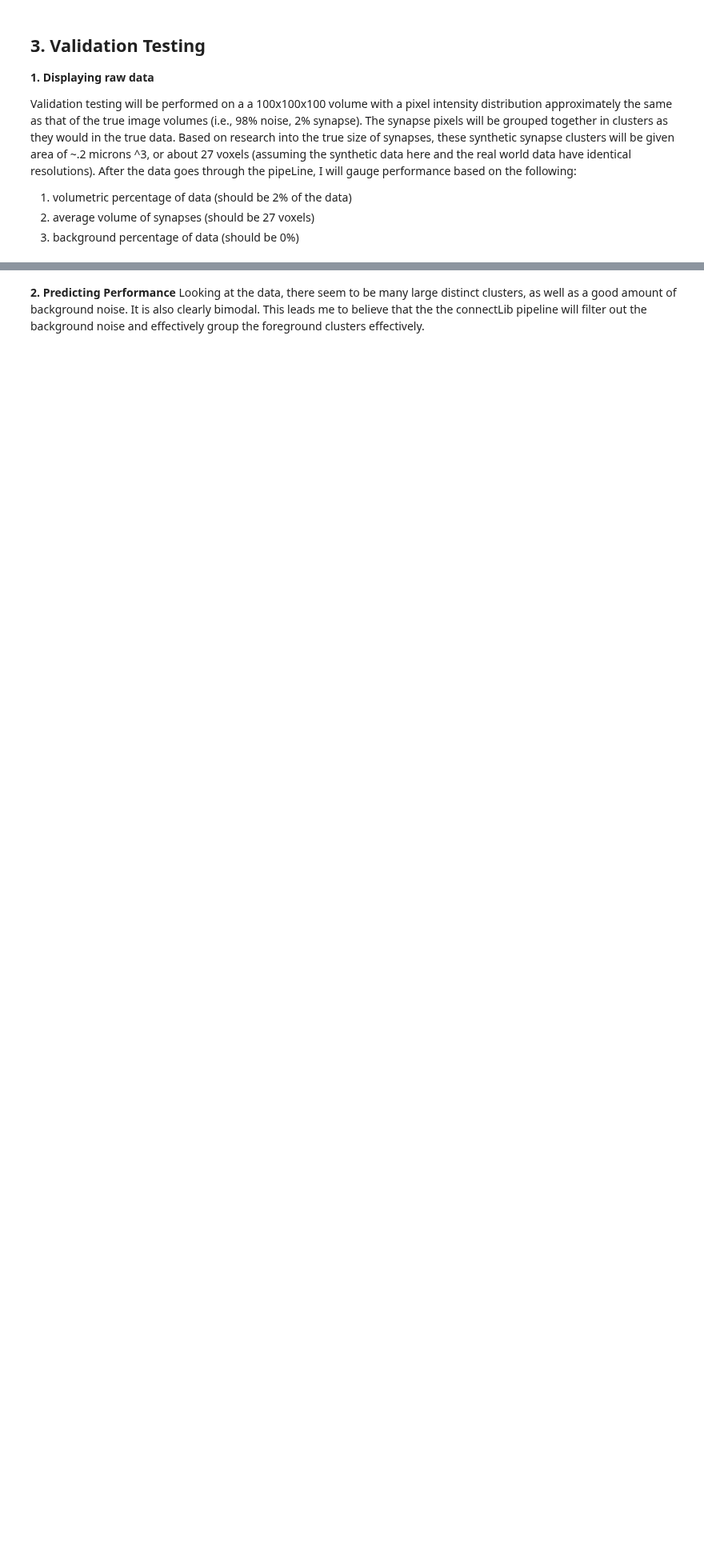
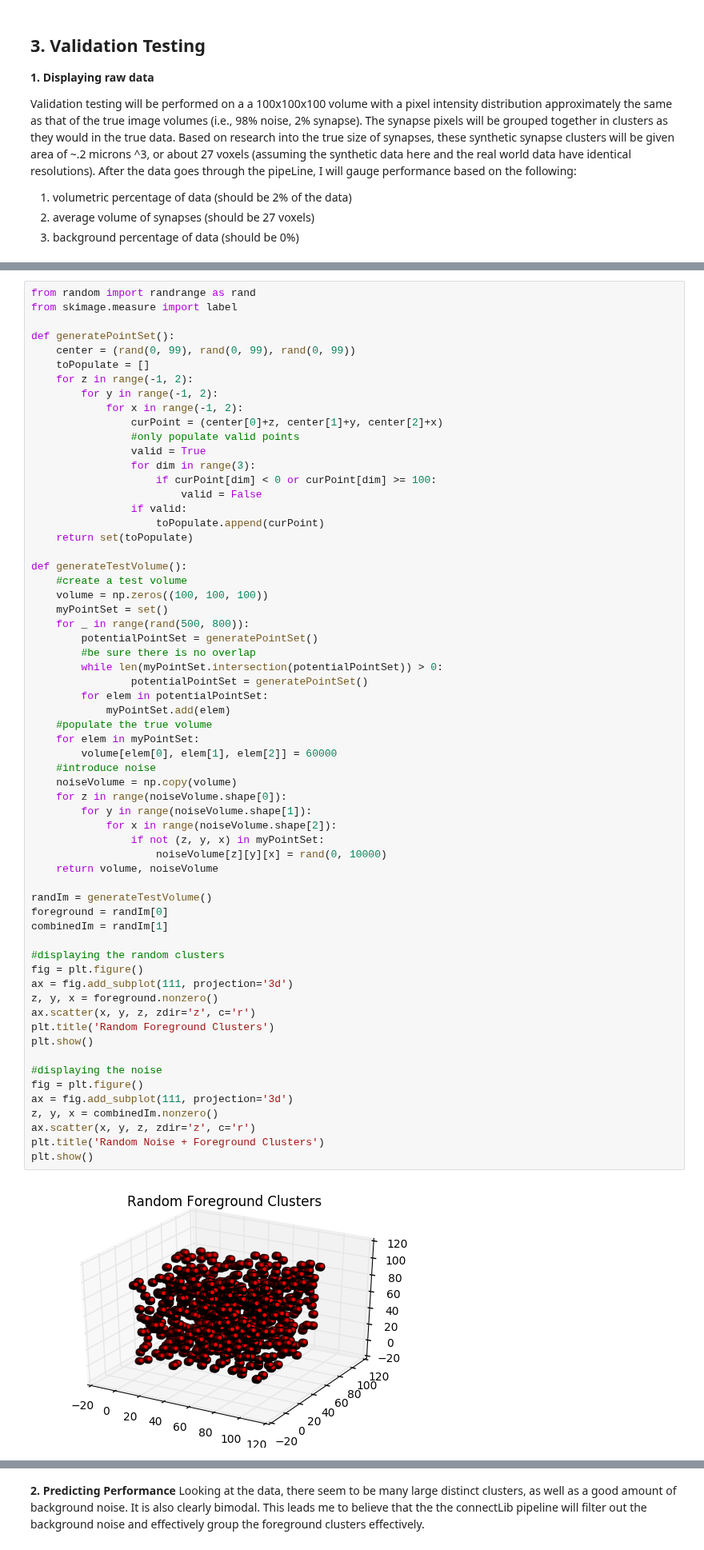
Before and after one commit to NeuroDataDesign/pan-synapse, a Jupyter notebook: background/connectLib_Algorithms.md.ipynb, the cells around one changed output, grey strips where cells are left out. Shown at 80% size. Saved outputs shown, nothing was run; the diff lists cells and outputs as text; blank space fills up the shorter version.

```diff
--- a/background/connectLib_Algorithms.md.ipynb
+++ b/background/connectLib_Algorithms.md.ipynb
@@ -172,0 +151,64 @@ plt.show()
+# %%
+from random import randrange as rand
+from skimage.measure import label
+
+def generatePointSet():
+    center = (rand(0, 99), rand(0, 99), rand(0, 99))
+    toPopulate = []
+    for z in range(-1, 2):
+        for y in range(-1, 2):
+            for x in range(-1, 2):
+                curPoint = (center[0]+z, center[1]+y, center[2]+x)
+                #only populate valid points
+                valid = True
+                for dim in range(3):
+                    if curPoint[dim] < 0 or curPoint[dim] >= 100:
+                        valid = False
+                if valid:
+                    toPopulate.append(curPoint)
+    return set(toPopulate)
+
+def generateTestVolume():
+    #create a test volume
+    volume = np.zeros((100, 100, 100))
+    myPointSet = set()
+    for _ in range(rand(500, 800)):
+        potentialPointSet = generatePointSet()
+        #be sure there is no overlap
+        while len(myPointSet.intersection(potentialPointSet)) > 0:
+                potentialPointSet = generatePointSet()
+        for elem in potentialPointSet:
+            myPointSet.add(elem)
+    #populate the true volume
+    for elem in myPointSet:
+        volume[elem[0], elem[1], elem[2]] = 60000
+    #introduce noise
+    noiseVolume = np.copy(volume)
+    for z in range(noiseVolume.shape[0]):
+        for y in range(noiseVolume.shape[1]):
+            for x in range(noiseVolume.shape[2]):
+                if not (z, y, x) in myPointSet:
+                    noiseVolume[z][y][x] = rand(0, 10000)
+    return volume, noiseVolume
+
+randIm = generateTestVolume()
+foreground = randIm[0]
+combinedIm = randIm[1]
+
+#displaying the random clusters
+fig = plt.figure()
+ax = fig.add_subplot(111, projection='3d')
+z, y, x = foreground.nonzero()
+ax.scatter(x, y, z, zdir='z', c='r')
+plt.title('Random Foreground Clusters')
+plt.show()
+
+#displaying the noise
+fig = plt.figure()
+ax = fig.add_subplot(111, projection='3d')
+z, y, x = combinedIm.nonzero()
+ax.scatter(x, y, z, zdir='z', c='r')
+plt.title('Random Noise + Foreground Clusters')
+plt.show()
+# %% [output]
+[figure, added]
```
Also changed, not shown: parts of 11 cells of this notebook, 2 other files.
